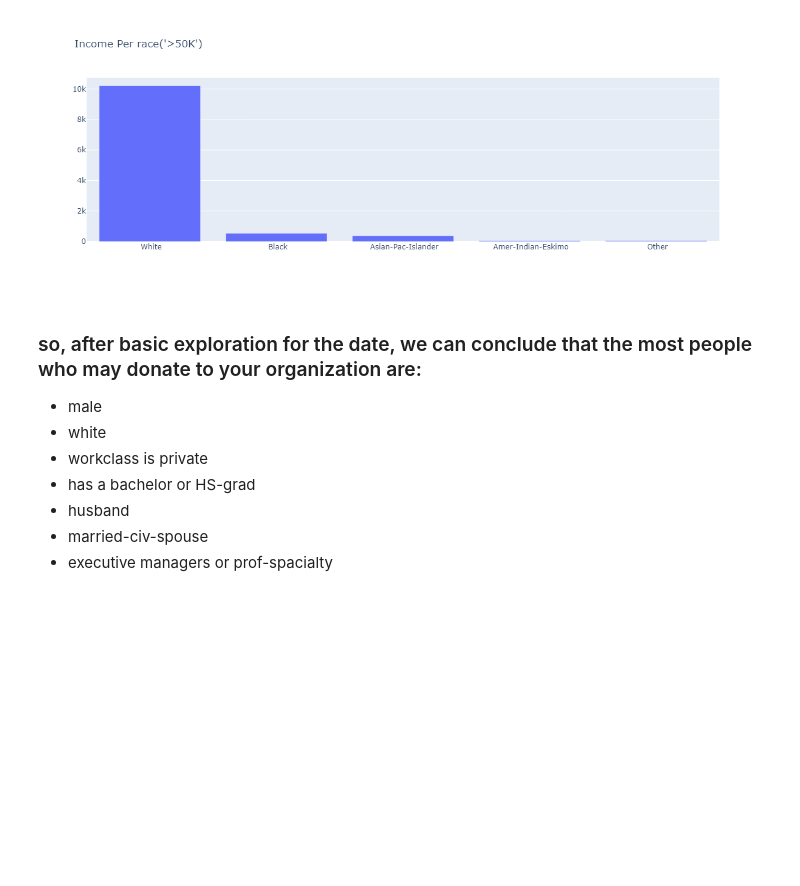
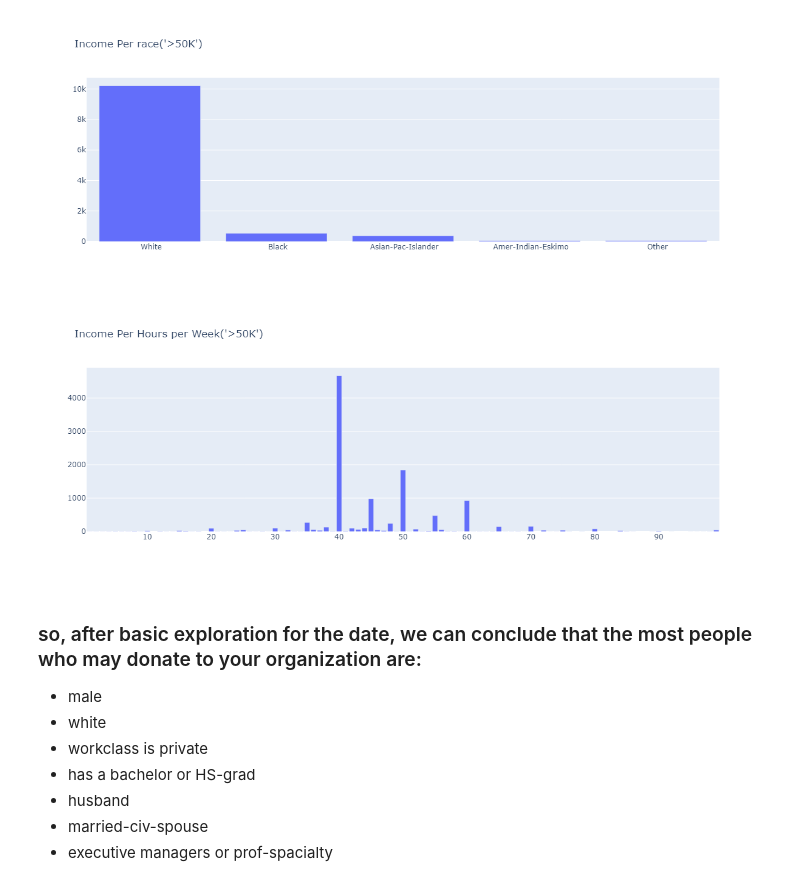
Before and after one commit to MahmoudHousam/Finding-Donors-for-ChartiyML, a Jupyter notebook: finding_donors.ipynb, the cells around one changed output. Cells and saved outputs as stored; diff of their text form; code cells hidden in the pictures; blank space fills up the shorter version.

```diff
--- a/finding_donors.ipynb
+++ b/finding_donors.ipynb
@@ -141,6 +141,16 @@ fig= go.Figure(go.Bar(x= race['index'].astype(str).tolist(),
 fig.show()
 # %% [output]
 [figure]
+# %%
+#white is most probably predicted to donate
+lst= data[data['income']=='>50K']
+week= lst['hours-per-week'].value_counts().reset_index()
+fig= go.Figure(go.Bar(x= week['index'].astype(str).tolist(),
+                     y= week['hours-per-week'].tolist()),
+              go.Layout(title= "Income Per Hours per Week('>50K')"))
+fig.show()
+# %% [output]
+[figure, added]
 # %% [markdown]
 ### so, after basic exploration for the date, we can conclude that the most people who may donate to your organization are:
 - male
```
Also changed, not shown: parts of 37 cells of this notebook.
